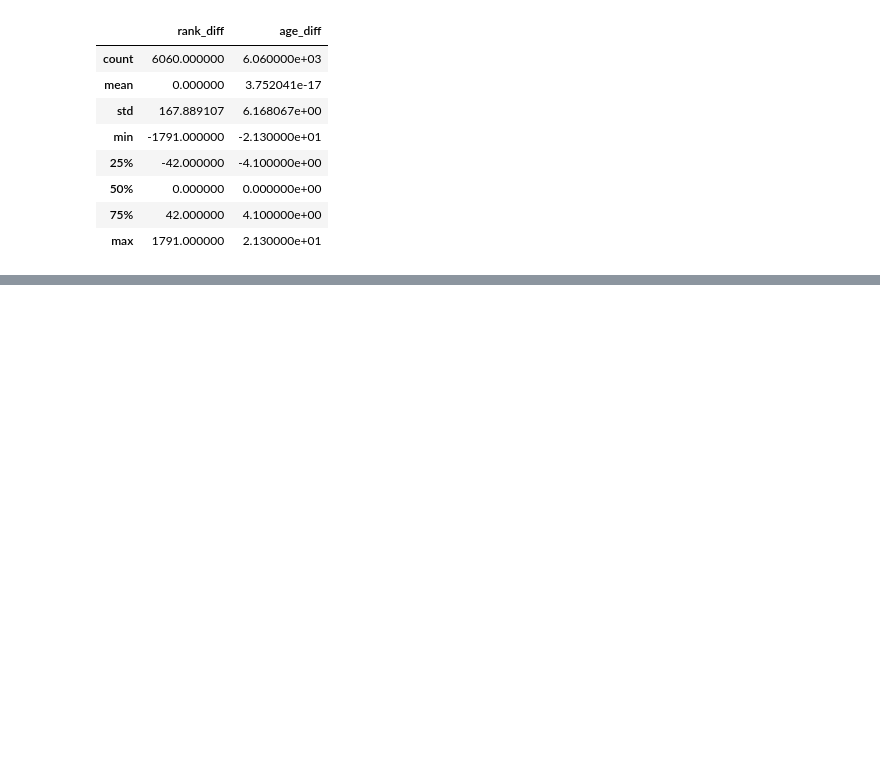
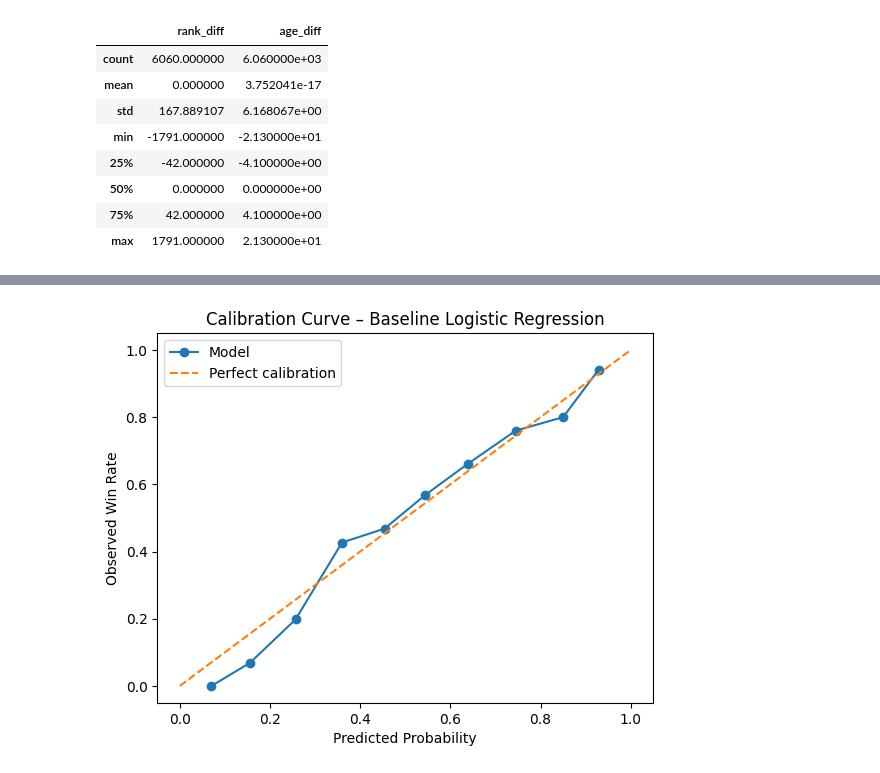
Before and after one commit to alfiemarkj-bot/tennis-pricing-inefficiencies, a Jupyter notebook: notebooks/01_data_loading_and_exploration.ipynb, the cells around one changed output, grey strips where cells are left out. Saved outputs shown, nothing was run; the diff lists cells and outputs as text; code cells hidden in the pictures; blank space fills up the shorter version.

Commit message:
Add baseline probability model and calibration analysis

```diff
--- a/notebooks/01_data_loading_and_exploration.ipynb
+++ b/notebooks/01_data_loading_and_exploration.ipynb
@@ -190,0 +220,2 @@ suggesting the engineered features are suitable for probabilistic modelling.
+# %%
+y_test_proba = model.predict_proba(X_test)[:, 1]
@@ -190,0 +246,23 @@ suggesting the engineered features are suitable for probabilistic modelling.
+# %%
+eval_df = pd.DataFrame({
+    "predicted_proba": y_test_proba,
+    "actual_win": y_test.values
+})
+# %%
+eval_df["proba_bin"] = pd.cut(
+    eval_df["predicted_proba"],
+    bins=np.linspace(0, 1, 11)
+)
+# %%
+calibration_df = (
+    eval_df
+    .groupby("proba_bin")
+    .agg(
+        mean_predicted_proba=("predicted_proba", "mean"),
+        observed_win_rate=("actual_win", "mean"),
+        count=("actual_win", "size")
+    )
+    .reset_index()
+)
+
+calibration_df
@@ -190,0 +281,18 @@ suggesting the engineered features are suitable for probabilistic modelling.
+# %%
+plt.figure()
+plt.plot(
+    calibration_df["mean_predicted_proba"],
+    calibration_df["observed_win_rate"],
+    marker="o",
+    label="Model"
+)
+
+plt.plot([0, 1], [0, 1], linestyle="--", label="Perfect calibration")
+
+plt.xlabel("Predicted Probability")
+plt.ylabel("Observed Win Rate")
+plt.title("Calibration Curve – Baseline Logistic Regression")
+plt.legend()
+plt.show()
+# %% [output]
+[figure, added]
```
Also changed, not shown: parts of 9 cells of this notebook, 1 other file.
